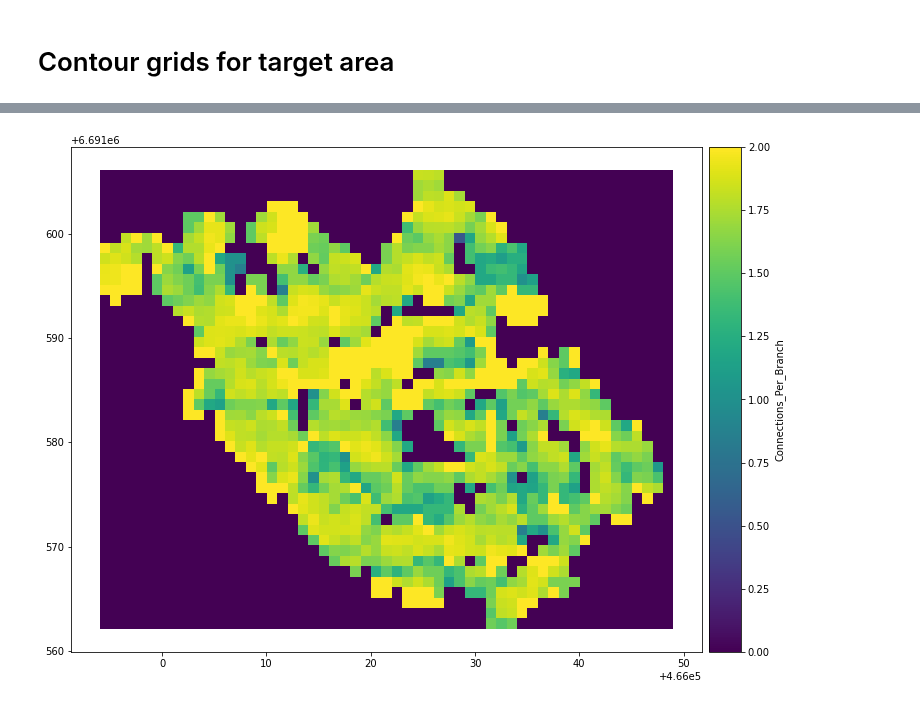
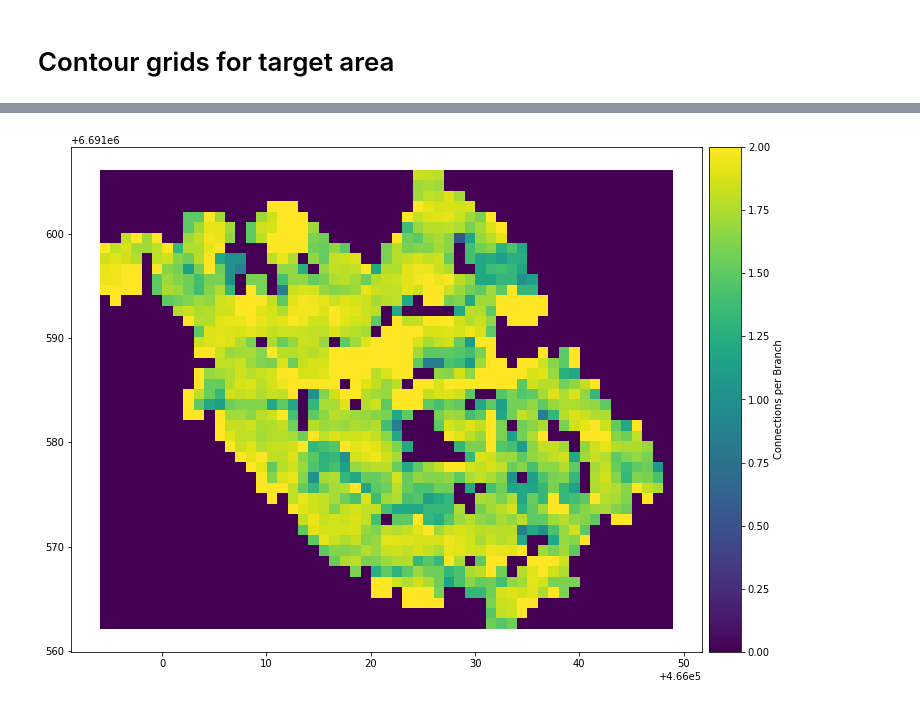
Before and after one commit to nialov/fractopo, a Jupyter notebook: notebooks/fractopo_network.ipynb, the cells around one changed output, grey strips where cells are left out. Saved outputs shown, nothing was run; the diff lists cells and outputs as text; code cells hidden in the pictures.

```diff
--- a/notebooks/fractopo_network.ipynb
+++ b/notebooks/fractopo_network.ipynb
@@ -281,4 +279,4 @@ plot_contour("P21")
-# %%
-plot_contour("Connections_Per_Branch")
-# %% [output]
-[figure, removed]
+# %%
+plot_contour("Connections per Branch")
+# %% [output]
+[figure, added]
```
Also changed, not shown: parts of 13 cells of this notebook, 7 other files.
